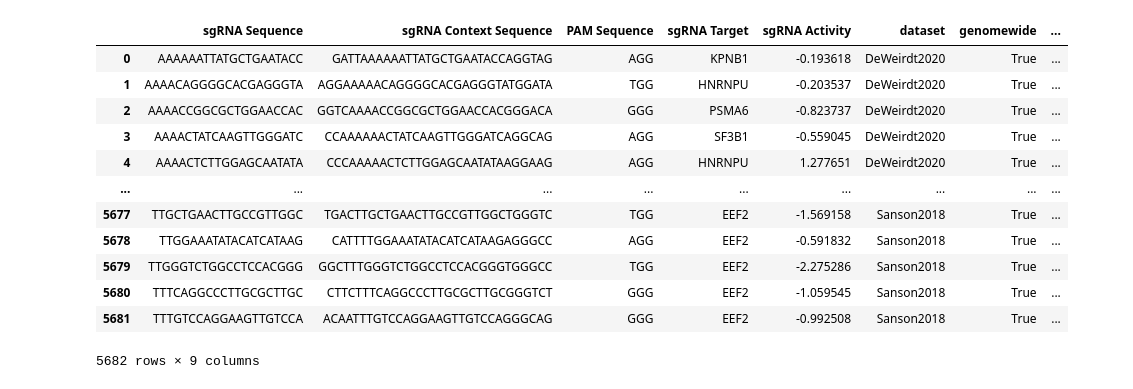
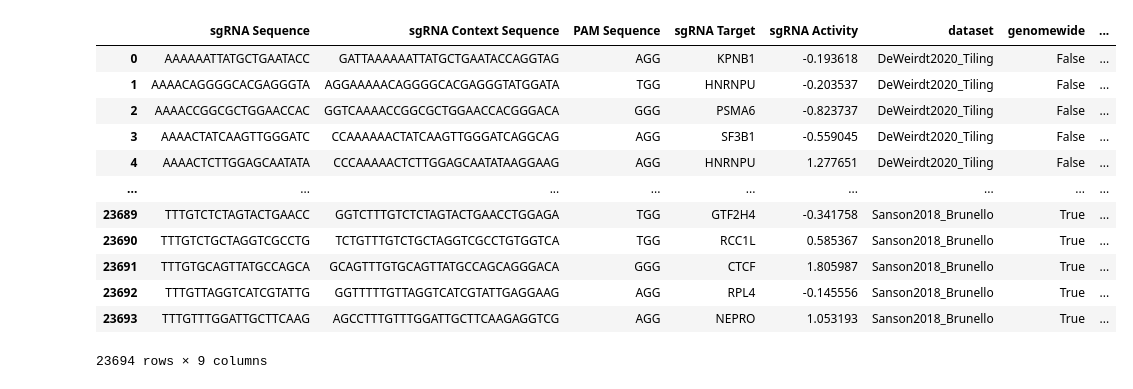
Before and after one commit to gpp-rnd/rs_dev, a Jupyter notebook: code/08_test_seq_model_alt_tracr.ipynb, the cells around one changed output. Cells and saved outputs as stored; diff of their text form; code cells hidden in the pictures.

```diff
--- a/code/08_test_seq_model_alt_tracr.ipynb
+++ b/code/08_test_seq_model_alt_tracr.ipynb
@@ -14,55 +18,80 @@ from core import (get_feature_df,
 setup_plots()
 # %%
 model = joblib.load('../models/RuleSet3.pkl')
+train_data_names = pd.read_csv('../data/processed/train_data_names.csv').name.to_list()
+
 deweirdt_kwargs = {'filepath': '../data/processed/DeWeirdt2020_activity.csv',
                    'sgrna_seq_col': 'sgRNA Sequence', 'context_seq_col': 'sgRNA Context Sequence',
                    'rank_col': 'scaled_neg_lfc', 'endogenous': True,
                    'sgrna_group_col': 'Target Gene Symbol', 'cut_perc_col': 'Target Cut %',
-                   'design_file': human_designs, 'genomewide': True}
+                   'design_file': human_designs, 'genomewide': False}
+
+deweirdt_gat_kwargs = {'filepath': '../data/processed/DeWeirdt2020_gattinara_activity.csv',
+                       'sgrna_seq_col': 'sgRNA Sequence', 'context_seq_col': 'sgRNA Context Sequence',
+                       'rank_col': 'mean_centered_neg_lfc', 'endogenous': True,
+                       'sgrna_group_col': 'Target Gene Symbol', 'cut_perc_col': 'Target Cut %',
+                       'design_file': human_designs, 'genomewide': True}
+
 sanson_kwargs = {'filepath': '../data/processed/Sanson2018_activity.csv',
                  'sgrna_seq_col': 'sgRNA Sequence', 'context_seq_col': 'sgRNA Context Sequence',
                  'rank_col': 'scaled_neg_lfc', 'endogenous': True,
                  'sgrna_group_col': 'Target Gene Symbol', 'cut_perc_col': 'Target Cut %',
-                 'design_file': human_designs, 'genomewide': True}
+                 'design_file': human_designs, 'genomewide': False}
+
+sanson_bru_kwargs = {'filepath': '../data/processed/Sanson2018_brunello_activity.csv',
+                     'sgrna_seq_col': 'sgRNA Sequence', 'context_seq_col': 'sgRNA Context Sequence',
+                     'rank_col': 'mean_centered_neg_lfc', 'endogenous': True,
+                     'sgrna_group_col': 'Target Gene Symbol', 'cut_perc_col': 'Target Cut %',
+                     'design_file': human_designs, 'genomewide': True}
 # %%
-dataset_list = []
+alt_tracr_dataset_list = []
 tracr_options = tracr_list
 for tracr in tracr_options:
     deweirdt_tracr_kwargs = deweirdt_kwargs.copy()
     deweirdt_tracr_kwargs['tracr'] = tracr
-    deweirdt_tracr_kwargs['name'] = 'DeWeirdt2020'
-    dataset_list.append(GuideDataset(**deweirdt_tracr_kwargs))
+    deweirdt_tracr_kwargs['name'] = 'DeWeirdt2020_Tiling'
+    alt_tracr_dataset_list.append(GuideDataset(**deweirdt_tracr_kwargs))
+    deweirdt_gat_tracr_kwargs = deweirdt_gat_kwargs.copy()
+    deweirdt_gat_tracr_kwargs['tracr'] = tracr
+    deweirdt_gat_tracr_kwargs['name'] = 'DeWeirdt2020_Gattinara'
+    alt_tracr_dataset_list.append(GuideDataset(**deweirdt_gat_tracr_kwargs))
     sanson_tracr_kwargs = sanson_kwargs.copy()
     sanson_tracr_kwargs['tracr'] = tracr
-    sanson_tracr_kwargs['name'] = 'Sanson2018'
-    dataset_list.append(GuideDataset(**sanson_tracr_kwargs))
+    sanson_tracr_kwargs['name'] = 'Sanson2018_Tiling'
+    alt_tracr_dataset_list.append(GuideDataset(**sanson_tracr_kwargs))
+    sanson_bru_tracr_kwargs = sanson_bru_kwargs.copy()
+    sanson_bru_tracr_kwargs['tracr'] = tracr
+    sanson_bru_tracr_kwargs['name'] = 'Sanson2018_Brunello'
+    alt_tracr_dataset_list.append(GuideDataset(**sanson_bru_tracr_kwargs))
 # %%
 dataset_activity_list = []
-for ds in dataset_list:
+for ds in alt_tracr_dataset_list:
     ds.load_data()
     dataset_activity = ds.get_sg_df(include_group=True,
                                     include_activity=True)
     dataset_activity['dataset'] = ds.name
     dataset_activity['genomewide'] = ds.genomewide
     dataset_activity['tracr'] = ds.tracr
     dataset_activity_list.append(dataset_activity)
 dataset_activity_df = (pd.concat(dataset_activity_list)
                        .reset_index(drop=True))
 dataset_activity_df['dataset_name'] = dataset_activity_df['dataset'].replace(
-    {'DeWeirdt2020': 'DeWeirdt 2020 sgRNAs\n(DeWeirdt 2020 tracr)',
-     'Sanson2018': 'Sanson 2018 sgRNAs\n(Sanson 2018 tracr)'})
+    {'DeWeirdt2020_Tiling': 'DeWeirdt 2020 Tiling sgRNAs\n(DeWeirdt 2020 tracr)',
+     'DeWeirdt2020_Gattinara': 'DeWeirdt 2020 Gattinara\n(DeWeirdt 2020 tracr)',
+     'Sanson2018_Tiling': 'Sanson 2018 Tiling sgRNAs\n(Sanson 2018 tracr)',
+     'Sanson2018_Brunello': 'Sanson 2018 Brunello sgRNAs\n(Sanson 2018 tracr)'})
 dataset_activity_df
 # %% [output]
 |  | sgRNA Sequence | sgRNA Context Sequence | PAM Sequence | sgRNA Target | sgRNA Activity | dataset | genomewide | ... |
-| 0 | AAAAAATTATGCTGAATACC | GATTAAAAAATTATGCTGAATACCAGGTAG | AGG | KPNB1 | -0.193618 | DeWeirdt2020 | True | ... |
-| 1 | AAAACAGGGGCACGAGGGTA | AGGAAAAACAGGGGCACGAGGGTATGGATA | TGG | HNRNPU | -0.203537 | DeWeirdt2020 | True | ... |
-| 2 | AAAACCGGCGCTGGAACCAC | GGTCAAAACCGGCGCTGGAACCACGGGACA | GGG | PSMA6 | -0.823737 | DeWeirdt2020 | True | ... |
-| 3 | AAAACTATCAAGTTGGGATC | CCAAAAAACTATCAAGTTGGGATCAGGCAG | AGG | SF3B1 | -0.559045 | DeWeirdt2020 | True | ... |
-| 4 | AAAACTCTTGGAGCAATATA | CCCAAAAACTCTTGGAGCAATATAAGGAAG | AGG | HNRNPU | 1.277651 | DeWeirdt2020 | True | ... |
+| 0 | AAAAAATTATGCTGAATACC | GATTAAAAAATTATGCTGAATACCAGGTAG | AGG | KPNB1 | -0.193618 | DeWeirdt2020_Tiling | False | ... |
+| 1 | AAAACAGGGGCACGAGGGTA | AGGAAAAACAGGGGCACGAGGGTATGGATA | TGG | HNRNPU | -0.203537 | DeWeirdt2020_Tiling | False | ... |
+| 2 | AAAACCGGCGCTGGAACCAC | GGTCAAAACCGGCGCTGGAACCACGGGACA | GGG | PSMA6 | -0.823737 | DeWeirdt2020_Tiling | False | ... |
+| 3 | AAAACTATCAAGTTGGGATC | CCAAAAAACTATCAAGTTGGGATCAGGCAG | AGG | SF3B1 | -0.559045 | DeWeirdt2020_Tiling | False | ... |
+| 4 | AAAACTCTTGGAGCAATATA | CCCAAAAACTCTTGGAGCAATATAAGGAAG | AGG | HNRNPU | 1.277651 | DeWeirdt2020_Tiling | False | ... |
 | ... | ... | ... | ... | ... | ... | ... | ... | ... |
-| 5677 | TTGCTGAACTTGCCGTTGGC | TGACTTGCTGAACTTGCCGTTGGCTGGGTC | TGG | EEF2 | -1.569158 | Sanson2018 | True | ... |
-| 5678 | TTGGAAATATACATCATAAG | CATTTTGGAAATATACATCATAAGAGGGCC | AGG | EEF2 | -0.591832 | Sanson2018 | True | ... |
-| 5679 | TTGGGTCTGGCCTCCACGGG | GGCTTTGGGTCTGGCCTCCACGGGTGGGCC | TGG | EEF2 | -2.275286 | Sanson2018 | True | ... |
-| 5680 | TTTCAGGCCCTTGCGCTTGC | CTTCTTTCAGGCCCTTGCGCTTGCGGGTCT | GGG | EEF2 | -1.059545 | Sanson2018 | True | ... |
-| 5681 | TTTGTCCAGGAAGTTGTCCA | ACAATTTGTCCAGGAAGTTGTCCAGGGCAG | GGG | EEF2 | -0.992508 | Sanson2018 | True | ... |
+| 23689 | TTTGTCTCTAGTACTGAACC | GGTCTTTGTCTCTAGTACTGAACCTGGAGA | TGG | GTF2H4 | -0.341758 | Sanson2018_Brunello | True | ... |
+| 23690 | TTTGTCTGCTAGGTCGCCTG | TCTGTTTGTCTGCTAGGTCGCCTGTGGTCA | TGG | RCC1L | 0.585367 | Sanson2018_Brunello | True | ... |
+| 23691 | TTTGTGCAGTTATGCCAGCA | GCAGTTTGTGCAGTTATGCCAGCAGGGACA | GGG | CTCF | 1.805987 | Sanson2018_Brunello | True | ... |
+| 23692 | TTTGTTAGGTCATCGTATTG | GGTTTTTGTTAGGTCATCGTATTGAGGAAG | AGG | RPL4 | -0.145556 | Sanson2018_Brunello | True | ... |
+| 23693 | TTTGTTTGGATTGCTTCAAG | AGCCTTTGTTTGGATTGCTTCAAGAGGTCG | AGG | NEPRO | 1.053193 | Sanson2018_Brunello | True | ... |
-5682 rows × 9 columns
+23694 rows × 9 columns
```
Also changed, not shown: parts of 6 cells of this notebook, 6 other files.
